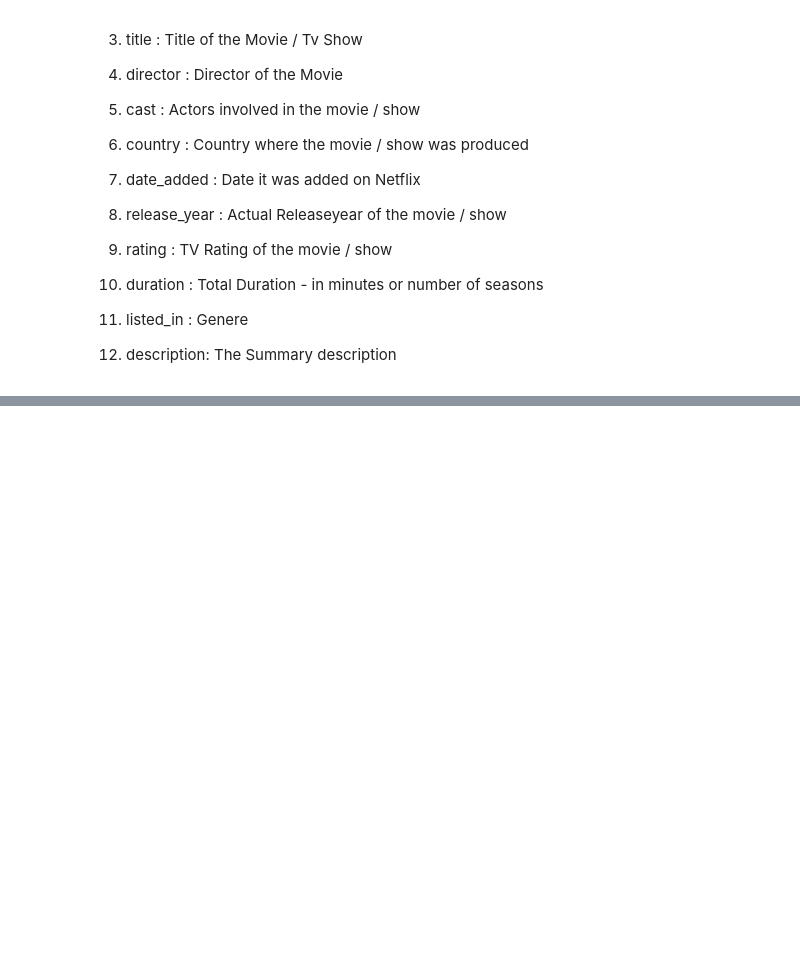
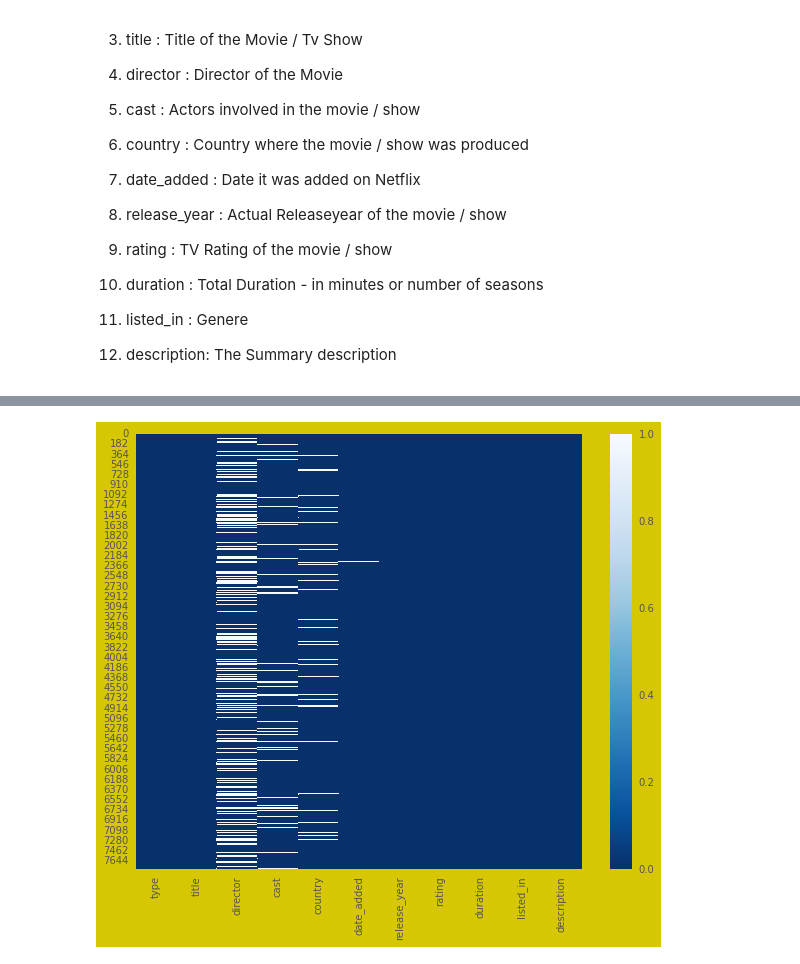
Before and after one commit to Akshay1781/NETFLIX_MOVIES_AND_TV_SHOWS_CLUSTERING, a Jupyter notebook: NETFLIX_MOVIES_AND_TV_SHOWS_CLUSTERING.ipynb, the cells around one changed output, grey strips where cells are left out. Saved outputs shown, nothing was run; the diff lists cells and outputs as text; code cells hidden in the pictures; blank space fills up the shorter version.

```diff
--- a/NETFLIX_MOVIES_AND_TV_SHOWS_CLUSTERING.ipynb
+++ b/NETFLIX_MOVIES_AND_TV_SHOWS_CLUSTERING.ipynb
@@ -44,0 +113,6 @@ Integrating this dataset with other external datasets such as IMDB ratings, rott
+# %%
+# Reading the dataset
+initial_df =  pd.read_csv('/content/drive/MyDrive/Almabetter/Capstone Project Unsupervised ML/NETFLIX MOVIES AND TV SHOWS CLUSTERING (1).csv')
+# %%
+# Making a copy of this dataset
+df = initial_df.copy()
@@ -44,0 +200,3 @@ Integrating this dataset with other external datasets such as IMDB ratings, rott
+# %%
+# Droping the show_id column
+df = df.drop(['show_id'], axis =1)
@@ -44,0 +233,8 @@ Integrating this dataset with other external datasets such as IMDB ratings, rott
+# %%
+# Visualizing the distribution of  missing values in the dataset
+plt.figure(figsize = (10,8), facecolor = 'y')
+ax = plt.gca()
+sns.heatmap(df.isnull(), cmap = 'Blues_r', ax =ax,  linecolor = 'r')
+plt.show()
+# %% [output]
+[figure, added]
```
Also changed, not shown: parts of 114 cells of this notebook.
